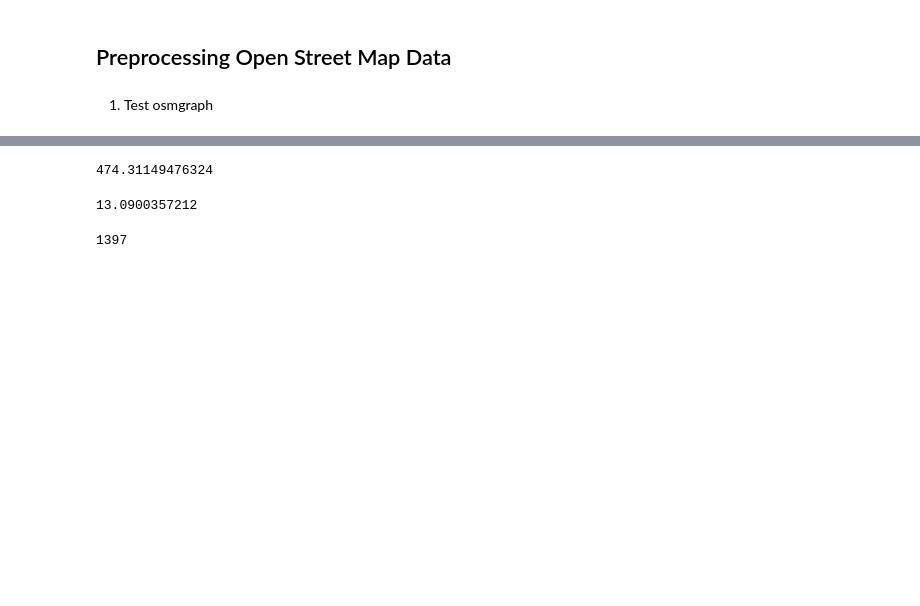
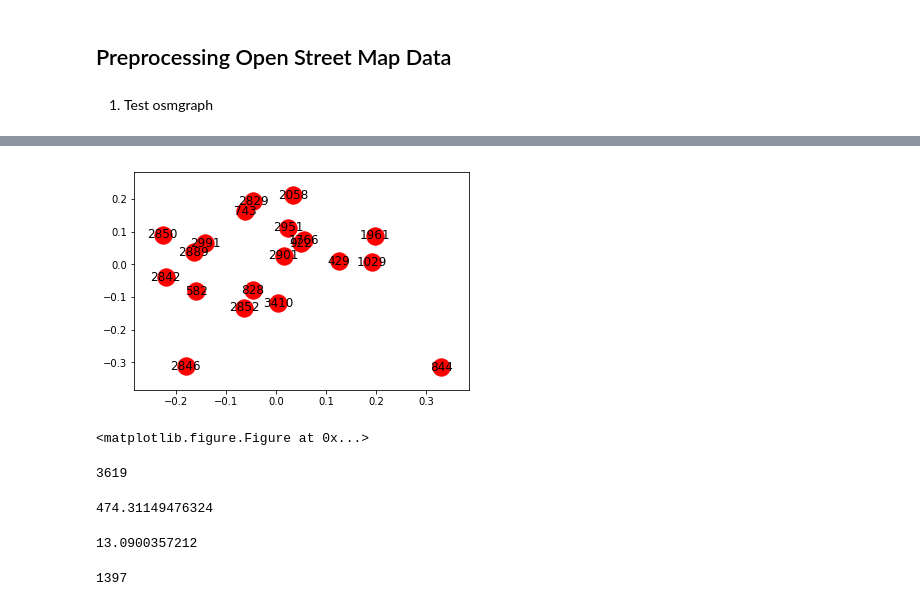
Before and after one commit to justinxutianyu/DNN_Estimation, a Jupyter notebook: preprocessing.ipynb, the cells around one changed output, grey strips where cells are left out. Drawn from its saved outputs; the diff is of its cells as text; code cells hidden in the pictures; blank space fills up the shorter version.

```diff
--- a/preprocessing.ipynb
+++ b/preprocessing.ipynb
@@ -120,3 +127,22 @@ print blue_nodes
+# %%
+part_nodes =list(graph.nodes())[:100]
+
+degree = edges.vx.value_counts()
+landmarks = degree[0:20].index
+
+pos = nx.spring_layout(graph)
+sub = graph.subgraph(landmarks)
+nx.draw_networkx(sub, pos = pos)
+plt.savefig('picture/melbourne_part_plot.png')
+plt.show()
+plt.clf()
+# %% [output]
+[figure, added]
+<matplotlib.figure.Figure at 0x...>
+# %%
+print(len(sub))
+# %% [output]
+3619
 # %%
 print nx.dijkstra_path_length(graph, source=19, target=25)
 # %% [output]
```
Also changed, not shown: parts of 8 cells of this notebook, 6 other files.
